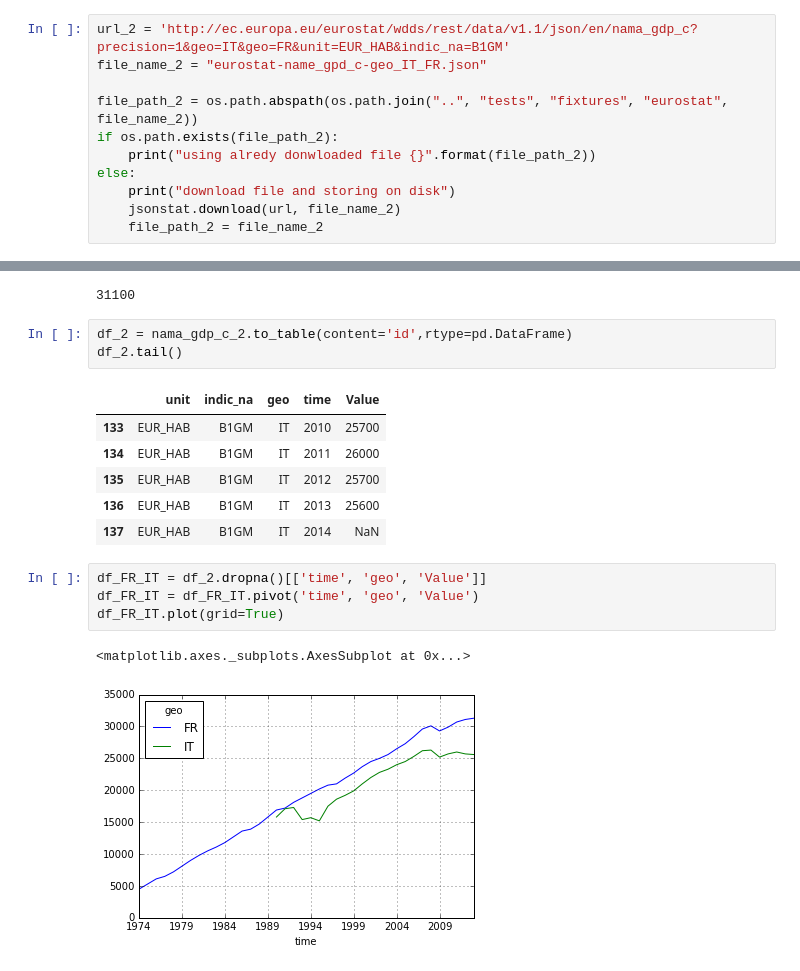
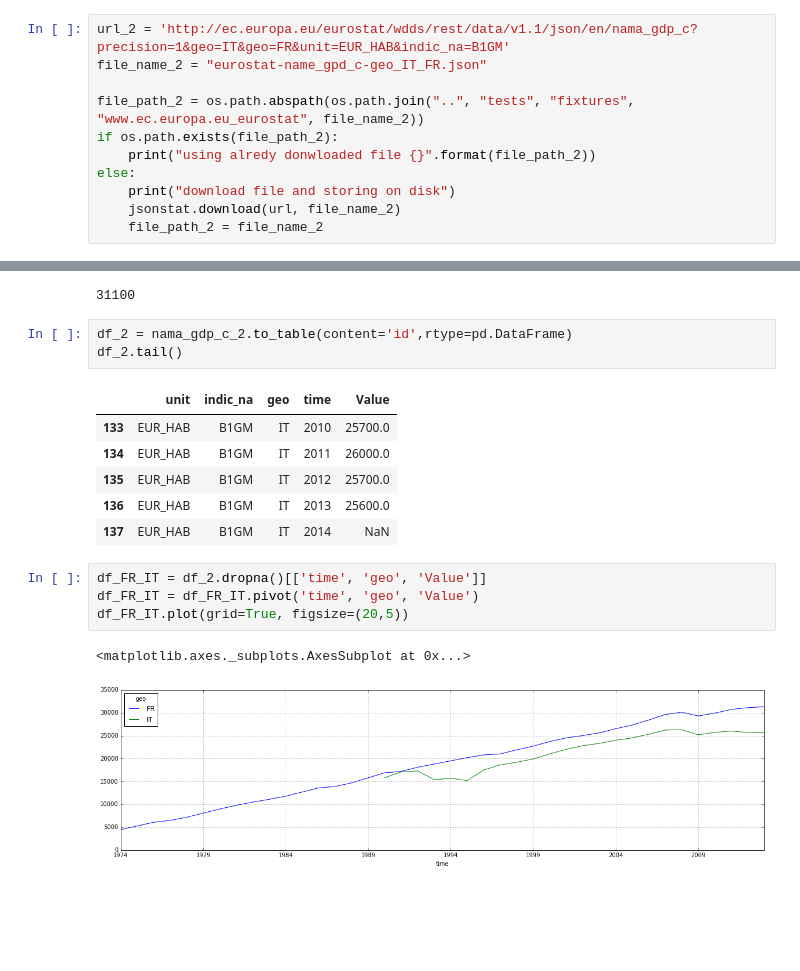
Before and after one commit to 26fe/jsonstat.py, a Jupyter notebook: examples-notebooks/eurostat.ipynb, the cells around one changed output, grey strips where cells are left out. Saved outputs shown, nothing was run; the diff lists cells and outputs as text; blank space fills up the shorter version.

```diff
--- a/examples-notebooks/eurostat.ipynb
+++ b/examples-notebooks/eurostat.ipynb
@@ -112,7 +97,7 @@ You can see the raw data [here](http://ec.europa.eu/eurostat/wdds/rest/data/v1.1
 url_2 = 'http://ec.europa.eu/eurostat/wdds/rest/data/v1.1/json/en/nama_gdp_c?precision=1&geo=IT&geo=FR&unit=EUR_HAB&indic_na=B1GM'
 file_name_2 = "eurostat-name_gpd_c-geo_IT_FR.json"
 
-file_path_2 = os.path.abspath(os.path.join("..", "tests", "fixtures", "eurostat", file_name_2))
+file_path_2 = os.path.abspath(os.path.join("..", "tests", "fixtures", "www.ec.europa.eu_eurostat", file_name_2))
 if os.path.exists(file_path_2):
     print("using alredy donwloaded file {}".format(file_path_2))
 else:
@@ -154,18 +136,18 @@ df_2 = nama_gdp_c_2.to_table(content='id',rtype=pd.DataFrame)
 df_2.tail()
 # %% [output]
 |  | unit | indic_na | geo | time | Value |
-| 133 | EUR_HAB | B1GM | IT | 2010 | 25700 |
-| 134 | EUR_HAB | B1GM | IT | 2011 | 26000 |
-| 135 | EUR_HAB | B1GM | IT | 2012 | 25700 |
-| 136 | EUR_HAB | B1GM | IT | 2013 | 25600 |
+| 133 | EUR_HAB | B1GM | IT | 2010 | 25700.0 |
+| 134 | EUR_HAB | B1GM | IT | 2011 | 26000.0 |
+| 135 | EUR_HAB | B1GM | IT | 2012 | 25700.0 |
+| 136 | EUR_HAB | B1GM | IT | 2013 | 25600.0 |
 | 137 | EUR_HAB | B1GM | IT | 2014 | NaN |
 # %%
 df_FR_IT = df_2.dropna()[['time', 'geo', 'Value']]
 df_FR_IT = df_FR_IT.pivot('time', 'geo', 'Value')
-df_FR_IT.plot(grid=True)
+df_FR_IT.plot(grid=True, figsize=(20,5))
 # %% [output]
 <matplotlib.axes._subplots.AxesSubplot at 0x...>
-[figure, old version]
+[figure, new version]
 # %%
 df_3 = nama_gdp_c_2.to_data_frame('time', content='id', blocked_dims={'geo':'FR'})
 df_3 = df_3.dropna()
```
Also changed, not shown: parts of 14 cells of this notebook, 2 other files.
